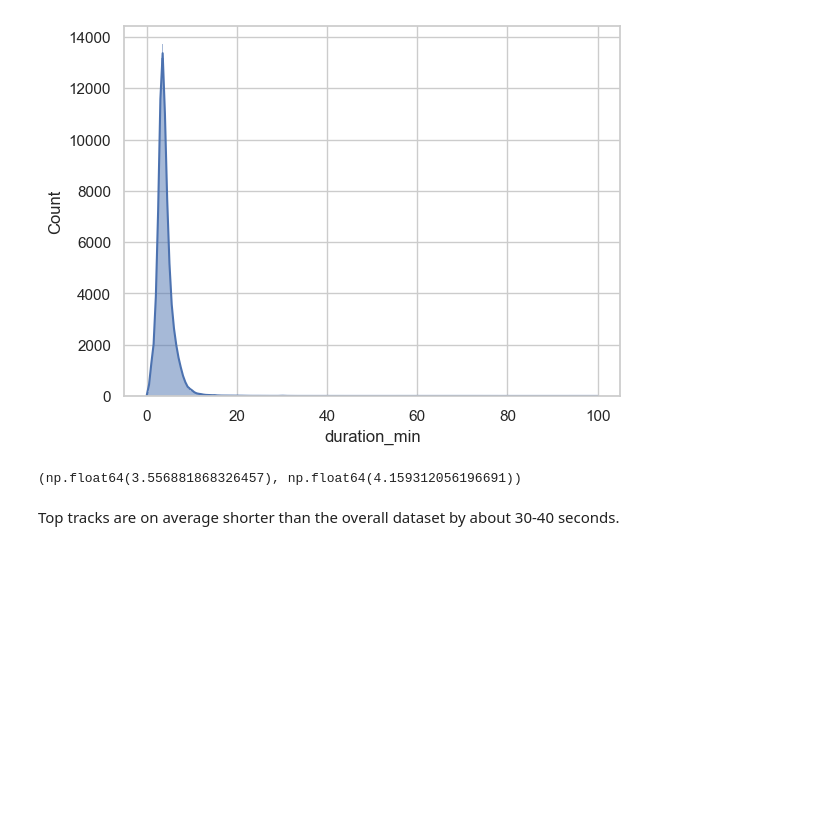
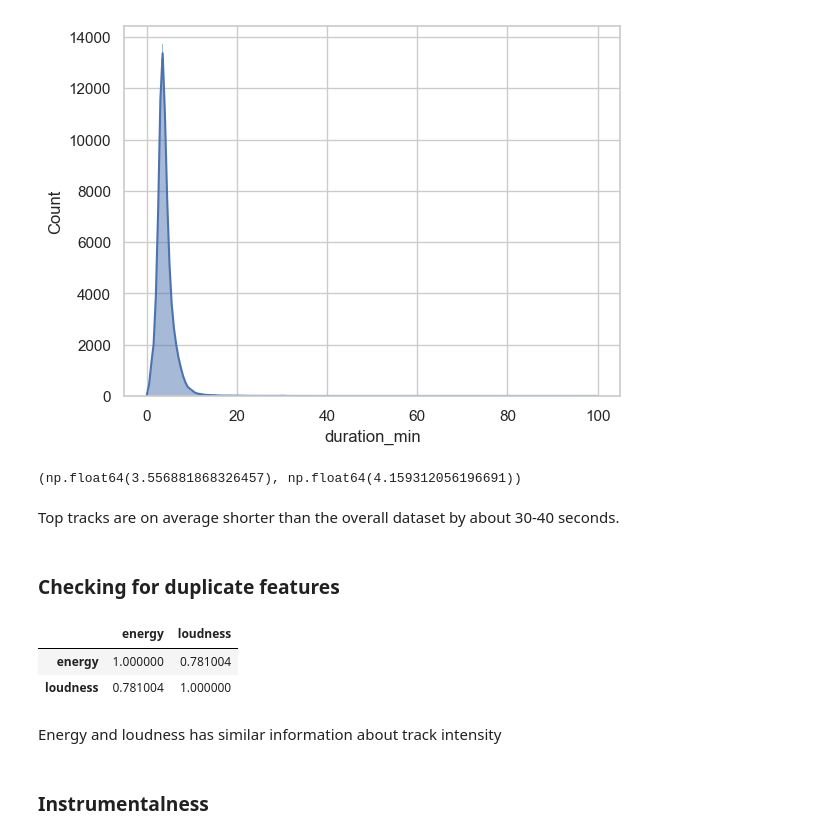
Before and after one commit to AdilkhanEEAIR/spotify_songs_research, a Jupyter notebook: notebooks/analysis.ipynb, the cells around one changed output. Cells and saved outputs as stored; diff of their text form; code cells hidden in the pictures; blank space fills up the shorter version.

```diff
--- a/notebooks/analysis.ipynb
+++ b/notebooks/analysis.ipynb
@@ -464,3 +464,15 @@ top['duration_min'].mean(), df['duration_min'].mean()
 (np.float64(3.556881868326457), np.float64(4.159312056196691))
 # %% [markdown]
 Top tracks are on average shorter than the overall dataset by about 30-40 seconds.
+# %% [markdown]
+### Checking for duplicate features
+# %%
+df[['energy', 'loudness']].corr()
+# %% [output]
+|  | energy | loudness |
+| energy | 1.000000 | 0.781004 |
+| loudness | 0.781004 | 1.000000 |
+# %% [markdown]
+Energy and loudness has similar information about track intensity
+# %% [markdown]
+### Instrumentalness
```
Also changed, not shown: parts of 26 cells of this notebook.
